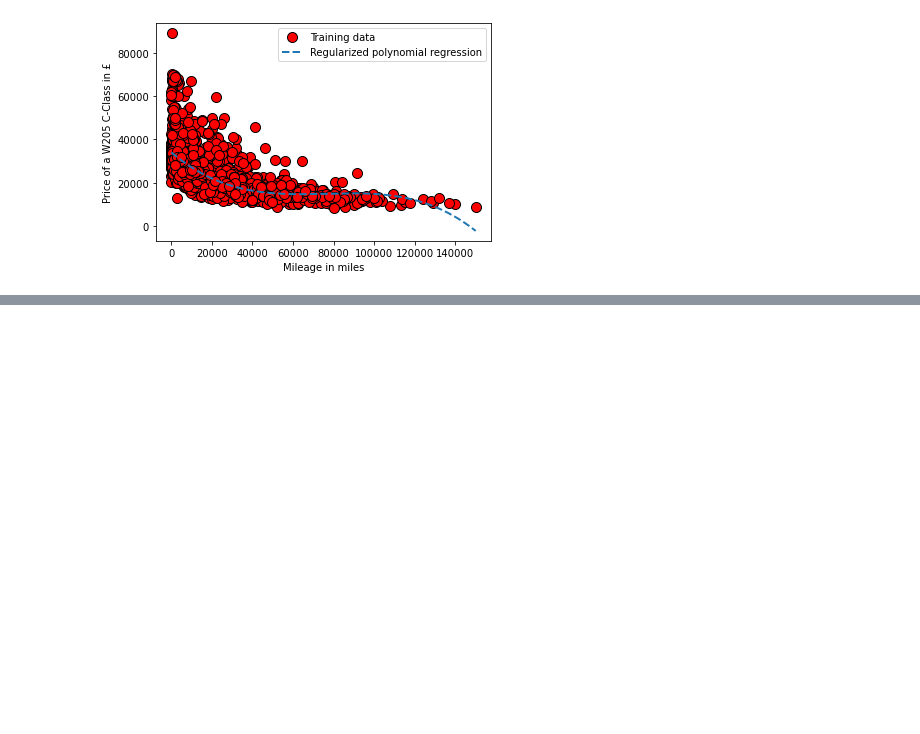
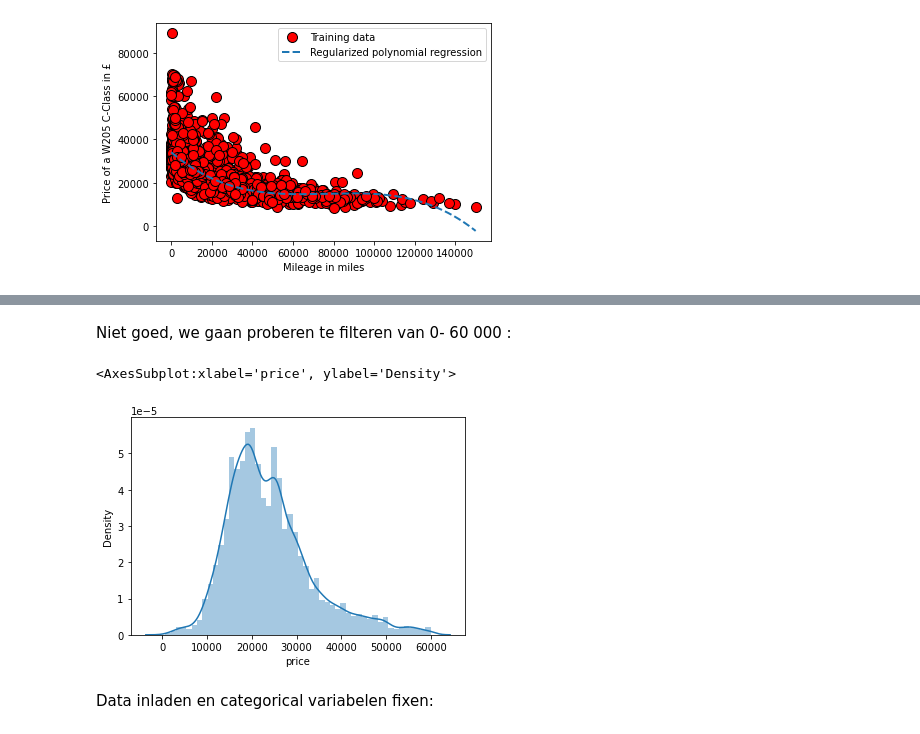
Before and after one commit to LuigiGuerriero1999/machine_learning_project, a Jupyter notebook: Machine Learning Project UK Used Car Data .ipynb, the cells around one changed output, grey strips where cells are left out. Cells and saved outputs as stored; diff of their text form; code cells hidden in the pictures; blank space fills up the shorter version.

```diff
--- a/Machine Learning Project UK Used Car Data .ipynb
+++ b/Machine Learning Project UK Used Car Data .ipynb
@@ -774,0 +513,10 @@ IndexError: invalid index to scalar variable.
+# %% [markdown]
+Niet goed, we gaan proberen te filteren van 0-  60 000 :
+# %%
+mercedes = mercedes.loc[(mercedes['price'] >= 0) & (mercedes['price'] <= 60000)]
+sbn.distplot(mercedes["price"])
+# %% [output]
+<AxesSubplot:xlabel='price', ylabel='Density'>
+[figure, added]
+# %% [markdown]
+Data inladen en categorical variabelen fixen:
```
Also changed, not shown: parts of 43 cells of this notebook.
